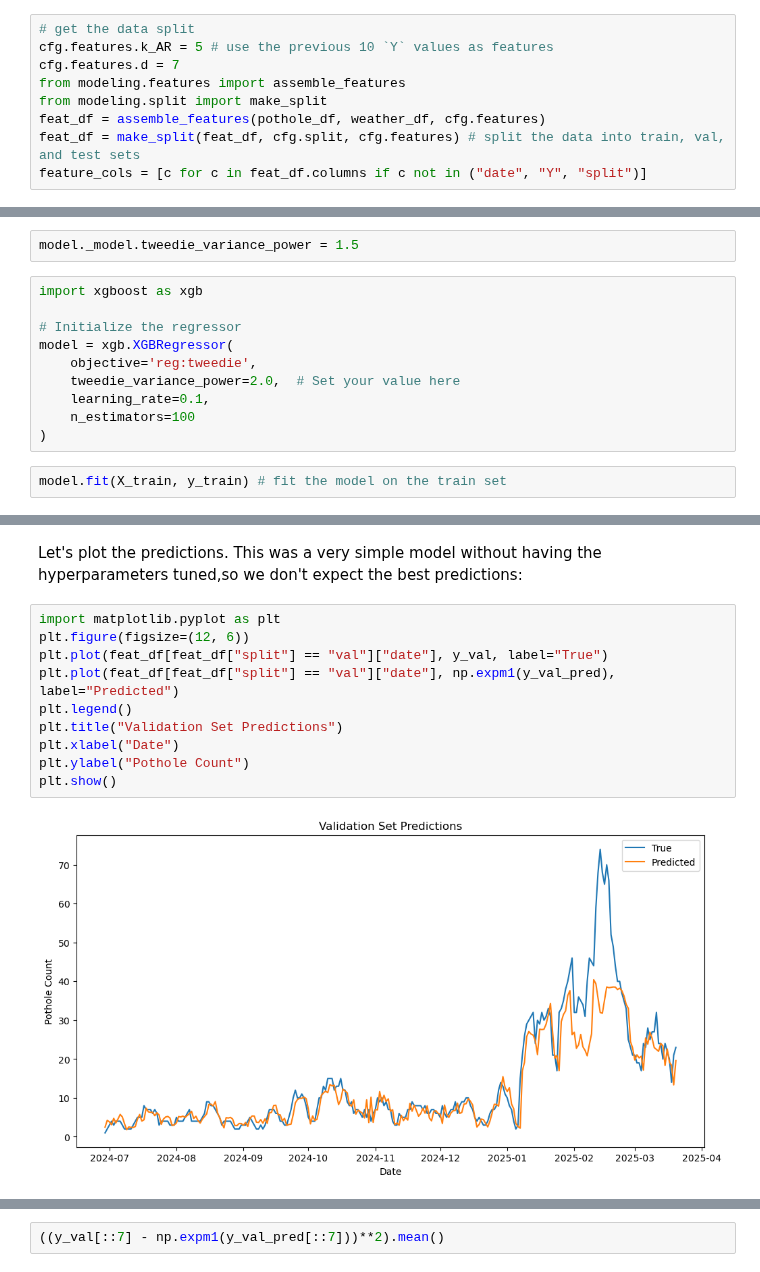
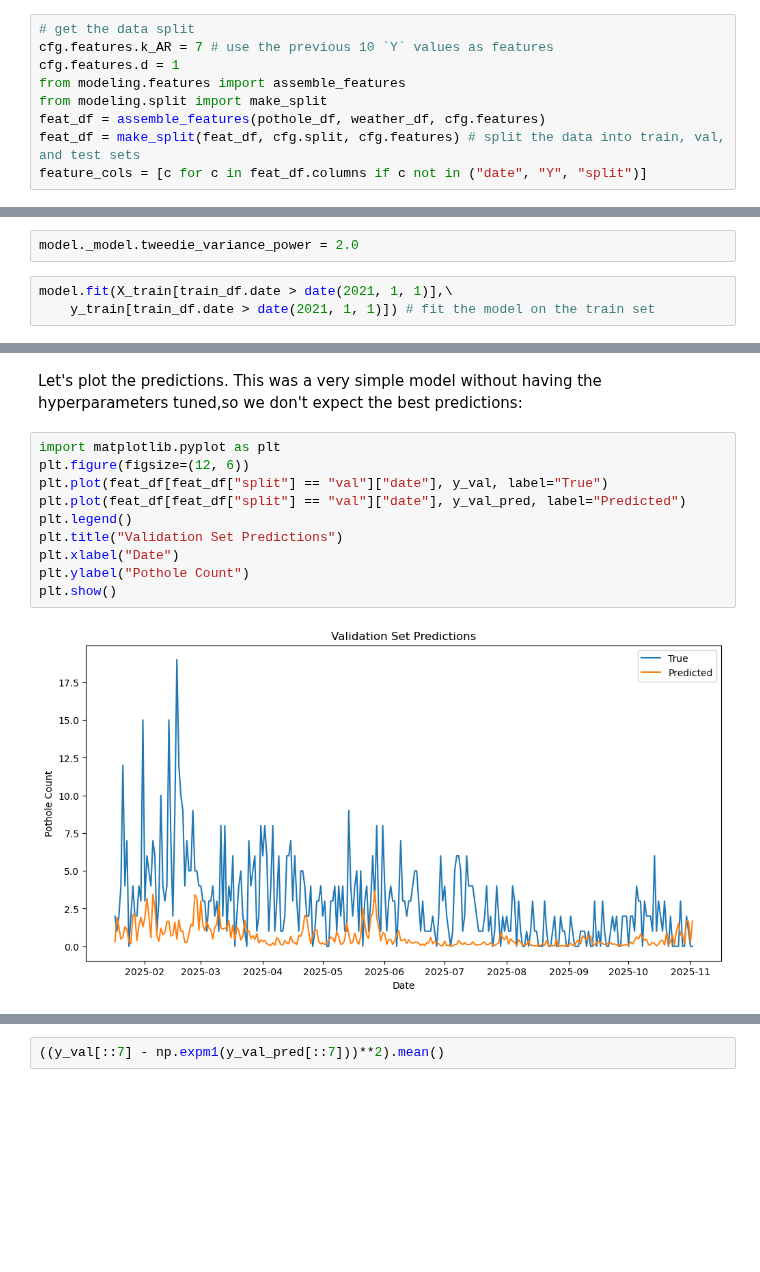
Before and after one commit to Erdos-Projects/spring-2026-dc-311, a Jupyter notebook: 4_modeling.ipynb, the cells around one changed output, grey strips where cells are left out. Cells and saved outputs as stored; diff of their text form; blank space fills up the shorter version.

```diff
--- a/4_modeling.ipynb
+++ b/4_modeling.ipynb
@@ -46,8 +51,8 @@ cfg.features
 We now construct these features usign the parameters. To make a point regarding the autoregressive predictions, we purposely change the value of `k_AR` to 10 so that the model uses the previous 10 `Y` values as features.
 # %%
 # get the data split
-cfg.features.k_AR = 5 # use the previous 10 `Y` values as features
-cfg.features.d = 7
+cfg.features.k_AR = 7 # use the previous 10 `Y` values as features
+cfg.features.d = 1
 from modeling.features import assemble_features
 from modeling.split import make_split
 feat_df = assemble_features(pothole_df, weather_df, cfg.features)
@@ -77,17 +82,8 @@ cfg.model.device='cuda'
 cfg.model.objective="reg:tweedie"
 model = build_model(cfg.model) # build the model
 # %%
-model._model.tweedie_variance_power = 1.5
+model._model.tweedie_variance_power = 2.0
-# %%
-import xgboost as xgb
-
-# Initialize the regressor
-model = xgb.XGBRegressor(
-    objective='reg:tweedie',
-    tweedie_variance_power=2.0,  # Set your value here
-    learning_rate=0.1,
-    n_estimators=100
-)
 # %%
-model.fit(X_train, y_train) # fit the model on the train set
+model.fit(X_train[train_df.date > date(2021, 1, 1)],\
+    y_train[train_df.date > date(2021, 1, 1)]) # fit the model on the train set
 # %% [output]
@@ -108,12 +101,12 @@ Let's plot the predictions. This was a very simple model without having the hype
 # %%
 import matplotlib.pyplot as plt
 plt.figure(figsize=(12, 6))
 plt.plot(feat_df[feat_df["split"] == "val"]["date"], y_val, label="True")
-plt.plot(feat_df[feat_df["split"] == "val"]["date"], np.expm1(y_val_pred), label="Predicted")
+plt.plot(feat_df[feat_df["split"] == "val"]["date"], y_val_pred, label="Predicted")
 plt.legend()
 plt.title("Validation Set Predictions")
 plt.xlabel("Date")
 plt.ylabel("Pothole Count")
 plt.show()
 # %% [output]
-[figure, old version]
+[figure, new version]
```
Also changed, not shown: parts of 8 cells of this notebook, 31 other files.
